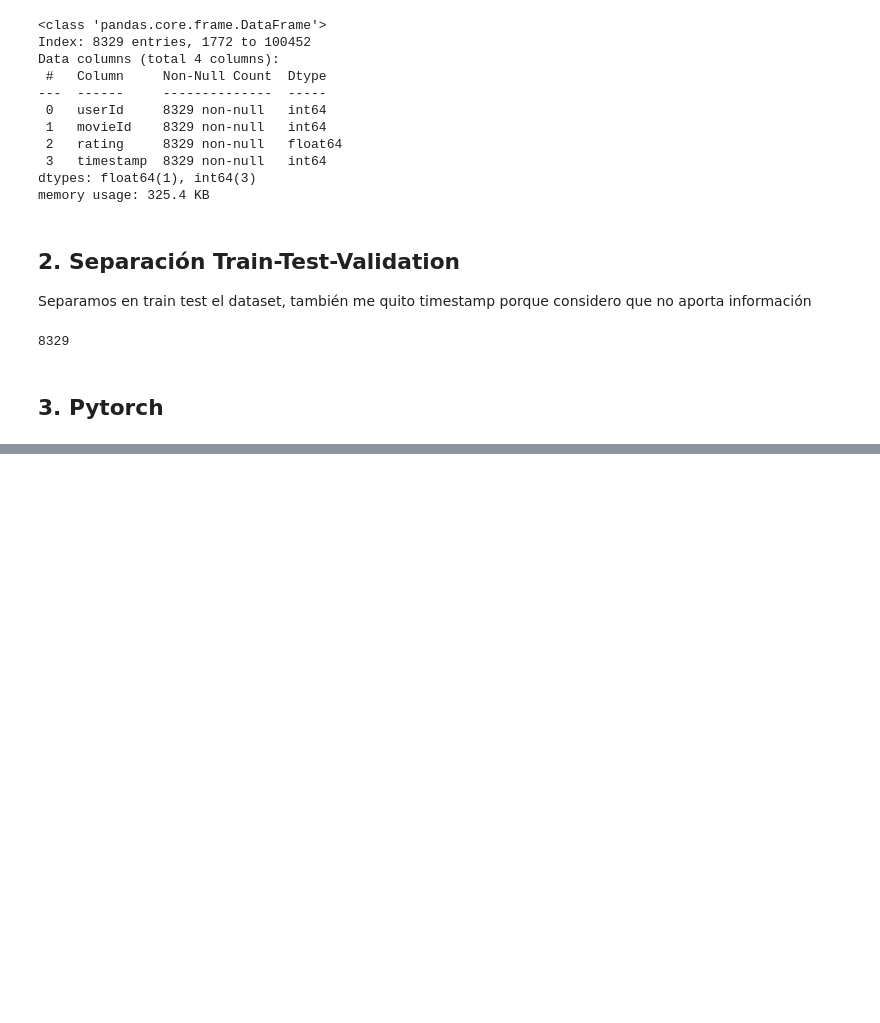
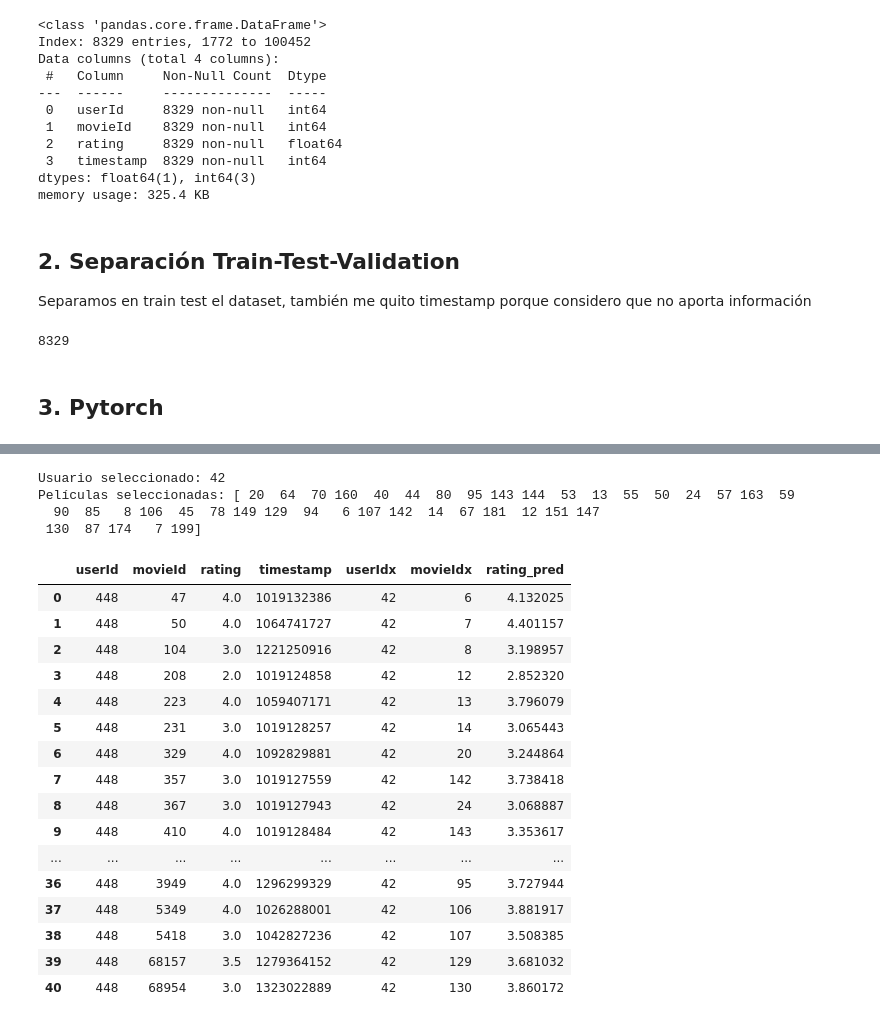
Before and after one commit to Mauro-Aguirregaray/Master-IA, a Jupyter notebook: [08] Aprendizaje Profundo 1/TPs/TP1_AP_MauroAguirregaray.ipynb, the cells around one changed output, grey strips where cells are left out. Saved outputs shown, nothing was run; the diff lists cells and outputs as text; code cells hidden in the pictures; blank space fills up the shorter version.

```diff
--- a/[08] Aprendizaje Profundo 1/TPs/TP1_AP_MauroAguirregaray.ipynb
+++ b/[08] Aprendizaje Profundo 1/TPs/TP1_AP_MauroAguirregaray.ipynb
@@ -408,0 +502,54 @@ for epoch in range(epochs):
+# %%
+def prediccion_usuario (user, selected_movies, nnnet):
+    # Filtro para quedarme con un dataset que solo contenga los ratings que quiero
+    user_df = movies_df[(movies_df["userIdx"] == user) & (movies_df["movieIdx"].isin(selected_movies))].reset_index(drop=True)
+
+    ###################################################
+    ## Predicción
+    ###################################################
+
+    # Convierto los índices del usuario y películas a tensores de PyTorch
+    user_tensor = torch.tensor(user_df["userIdx"], dtype=torch.long).to(device).int()
+    selected_movies_tensor = torch.tensor(user_df["movieIdx"], dtype=torch.long).to(device).int()
+
+    # Realizo la predicción
+    ratings_prediction = nnnet(user_tensor, selected_movies_tensor)
+    ratings_prediction = ratings_prediction.detach().cpu().numpy()
+
+    # df de comparación entre real y prediccion
+    df_comparacion = user_df.copy()
+    df_comparacion["rating_pred"] = np.squeeze(ratings_prediction)
+
+    return df_comparacion
+# %%
+# Ejemplo de uso de la función
+
+usuario_aleatorio = user_random(user_idx)
+peliculas_seleccionadas = movie_random_ratings_user(movies_df, usuario_aleatorio)
+prediccion_nnet = prediccion_usuario(usuario_aleatorio, peliculas_seleccionadas, nnnetWithEmbeddings)
+
+print("Usuario seleccionado:", usuario_aleatorio)
+print("Películas seleccionadas:", peliculas_seleccionadas)
+prediccion_nnet
+# %% [output]
+Usuario seleccionado: 42
+Películas seleccionadas: [ 20  64  70 160  40  44  80  95 143 144  53  13  55  50  24  57 163  59
+  90  85   8 106  45  78 149 129  94   6 107 142  14  67 181  12 151 147
+ 130  87 174   7 199]
+|  | userId | movieId | rating | timestamp | userIdx | movieIdx | rating_pred |
+| 0 | 448 | 47 | 4.0 | 1019132386 | 42 | 6 | 4.132025 |
+| 1 | 448 | 50 | 4.0 | 1064741727 | 42 | 7 | 4.401157 |
+| 2 | 448 | 104 | 3.0 | 1221250916 | 42 | 8 | 3.198957 |
+| 3 | 448 | 208 | 2.0 | 1019124858 | 42 | 12 | 2.852320 |
+| 4 | 448 | 223 | 4.0 | 1059407171 | 42 | 13 | 3.796079 |
+| 5 | 448 | 231 | 3.0 | 1019128257 | 42 | 14 | 3.065443 |
+| 6 | 448 | 329 | 4.0 | 1092829881 | 42 | 20 | 3.244864 |
+| 7 | 448 | 357 | 3.0 | 1019127559 | 42 | 142 | 3.738418 |
+| 8 | 448 | 367 | 3.0 | 1019127943 | 42 | 24 | 3.068887 |
+| 9 | 448 | 410 | 4.0 | 1019128484 | 42 | 143 | 3.353617 |
+| ... | ... | ... | ... | ... | ... | ... | ... |
+| 36 | 448 | 3949 | 4.0 | 1296299329 | 42 | 95 | 3.727944 |
+| 37 | 448 | 5349 | 4.0 | 1026288001 | 42 | 106 | 3.881917 |
+| 38 | 448 | 5418 | 3.0 | 1042827236 | 42 | 107 | 3.508385 |
+| 39 | 448 | 68157 | 3.5 | 1279364152 | 42 | 129 | 3.681032 |
+| 40 | 448 | 68954 | 3.0 | 1323022889 | 42 | 130 | 3.860172 |
```
Also changed, not shown: parts of 29 cells of this notebook.
